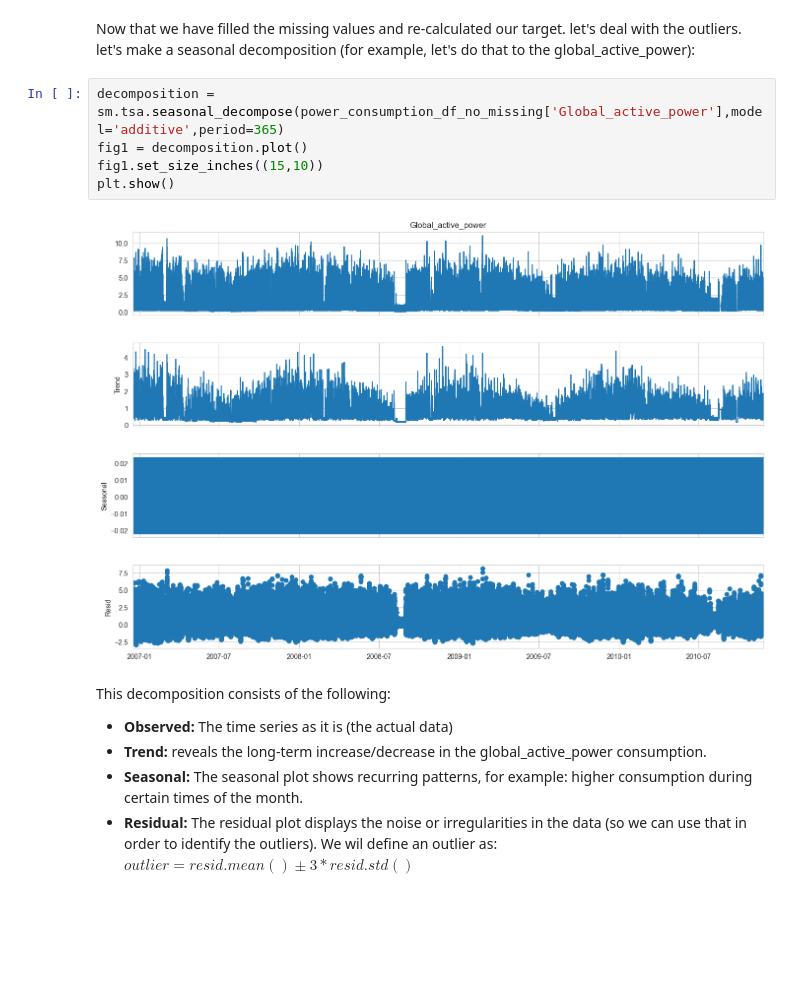
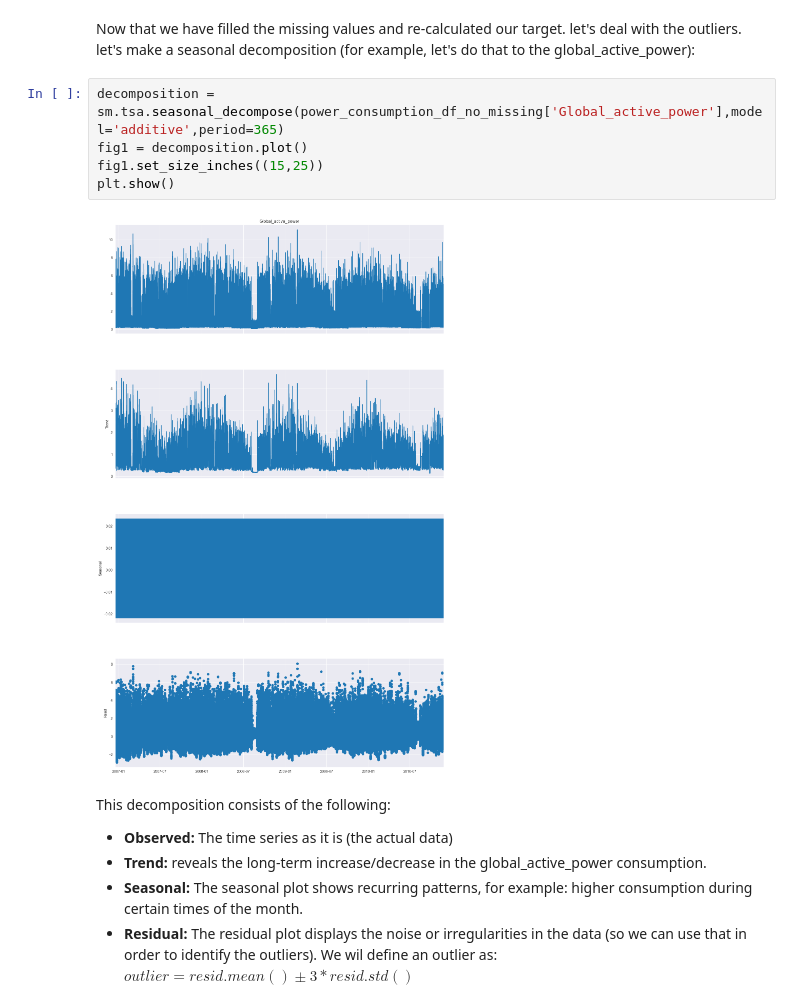
Before and after one commit to BarackSamuni/Data_science_lab2_homework2_solution, a Jupyter notebook: Homework2_solution.ipynb, the cells around one changed output. Saved outputs shown, nothing was run; the diff lists cells and outputs as text; blank space fills up the shorter version.

```diff
--- a/Homework2_solution.ipynb
+++ b/Homework2_solution.ipynb
@@ -342,10 +346,10 @@ Now that we have filled the missing values and re-calculated our target. let's d
 # %%
 decomposition = sm.tsa.seasonal_decompose(power_consumption_df_no_missing['Global_active_power'],model='additive',period=365)
 fig1 = decomposition.plot()
-fig1.set_size_inches((15,10))
+fig1.set_size_inches((15,25))
 plt.show()
 # %% [output]
-[figure, old version]
+[figure, new version]
 # %% [markdown]
 This decomposition consists of the following:
 * **Observed:** The time series as it is (the actual data)
```
Also changed, not shown: parts of 10 cells of this notebook, 1 other file.
